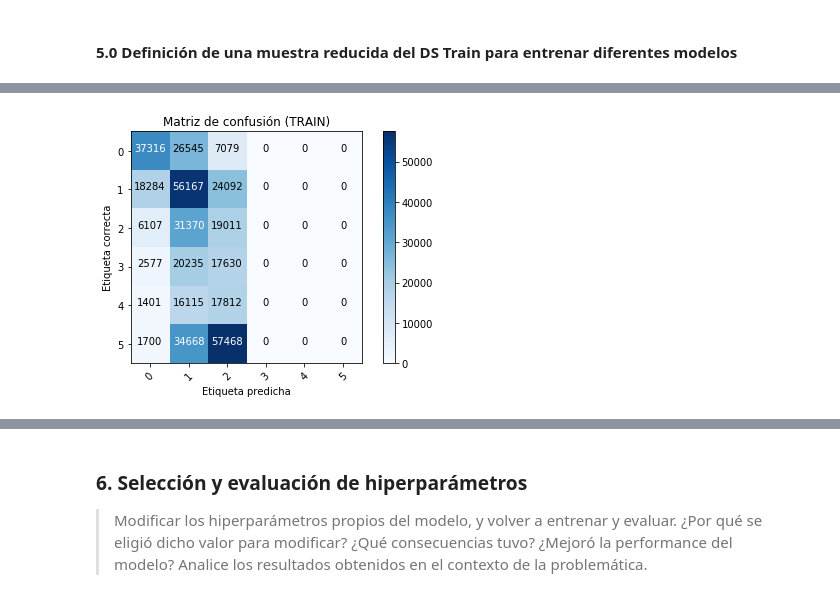
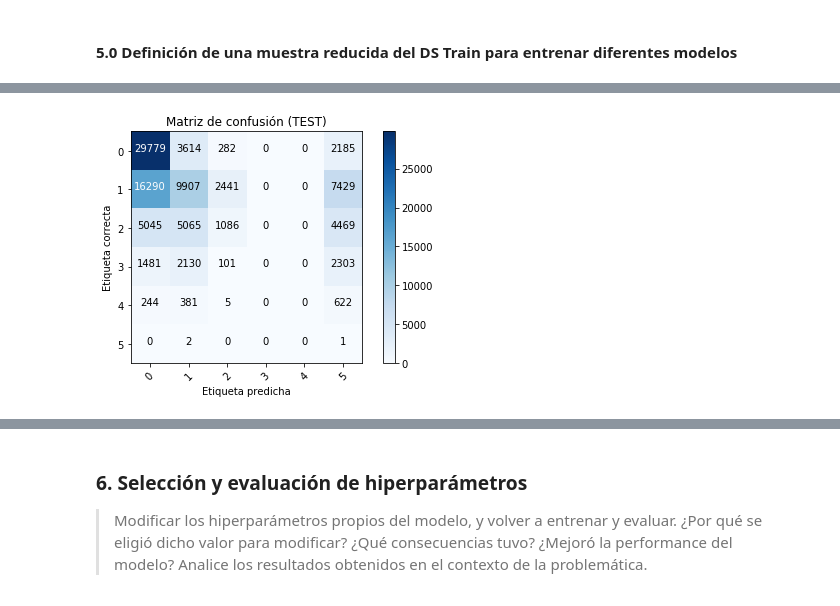
Before and after one commit to NSalina/diplodatos_2019, a Jupyter notebook: mentoria_envios/Practico3_IAA_Mentoria_cuando_llega.ipynb, the cells around one changed output, grey strips where cells are left out. Saved outputs shown, nothing was run; the diff lists cells and outputs as text; code cells hidden in the pictures.

```diff
--- a/mentoria_envios/Practico3_IAA_Mentoria_cuando_llega.ipynb
+++ b/mentoria_envios/Practico3_IAA_Mentoria_cuando_llega.ipynb
@@ -369,5 +350,6 @@ Name: label, dtype: int64
 # %%
-plot_confusion_matrix(confusion_matrix(labels, y_pred),
-                          classes=TARGET_CLASES, title="Matriz de confusión (TRAIN)")
+y_pred_test = sgdc_linear.predict(features_test)
+plot_confusion_matrix(confusion_matrix(labels_test, y_pred_test),
+                          classes=TARGET_CLASES, title="Matriz de confusión (TEST)")
 # %% [output]
-[figure, old version]
+[figure, new version]
```
Also changed, not shown: parts of 43 cells of this notebook.
